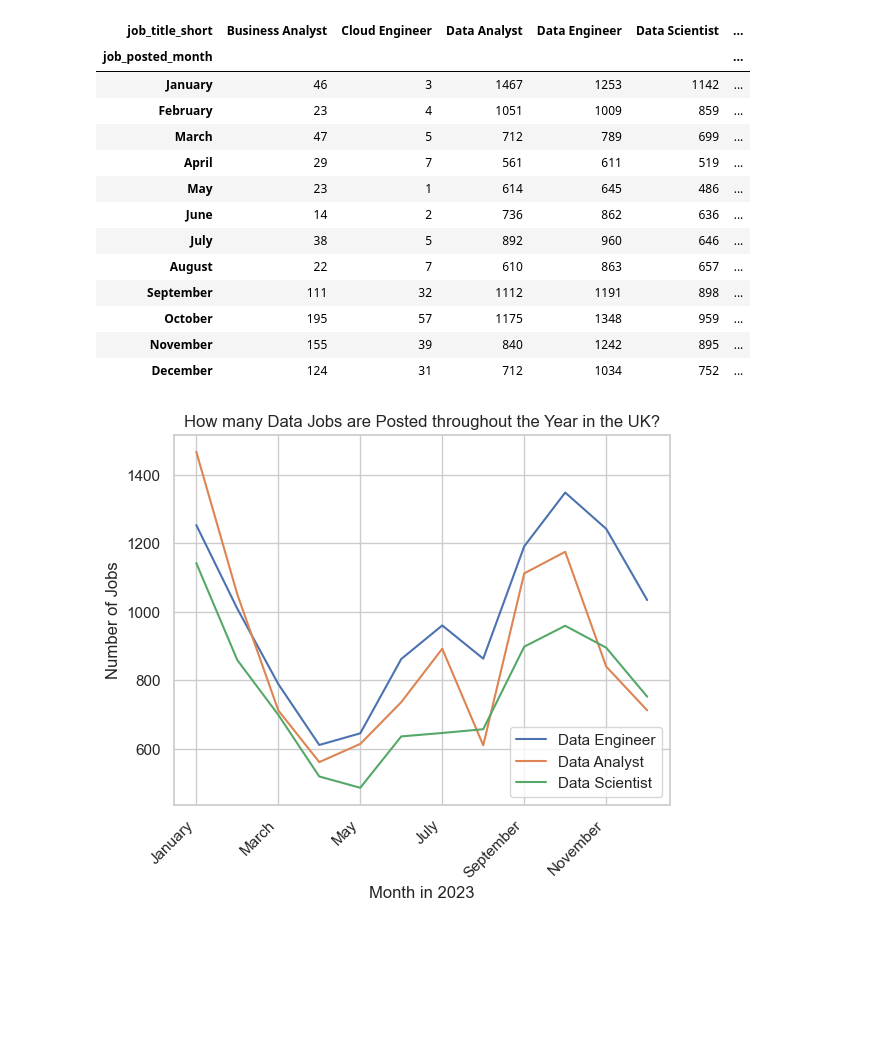
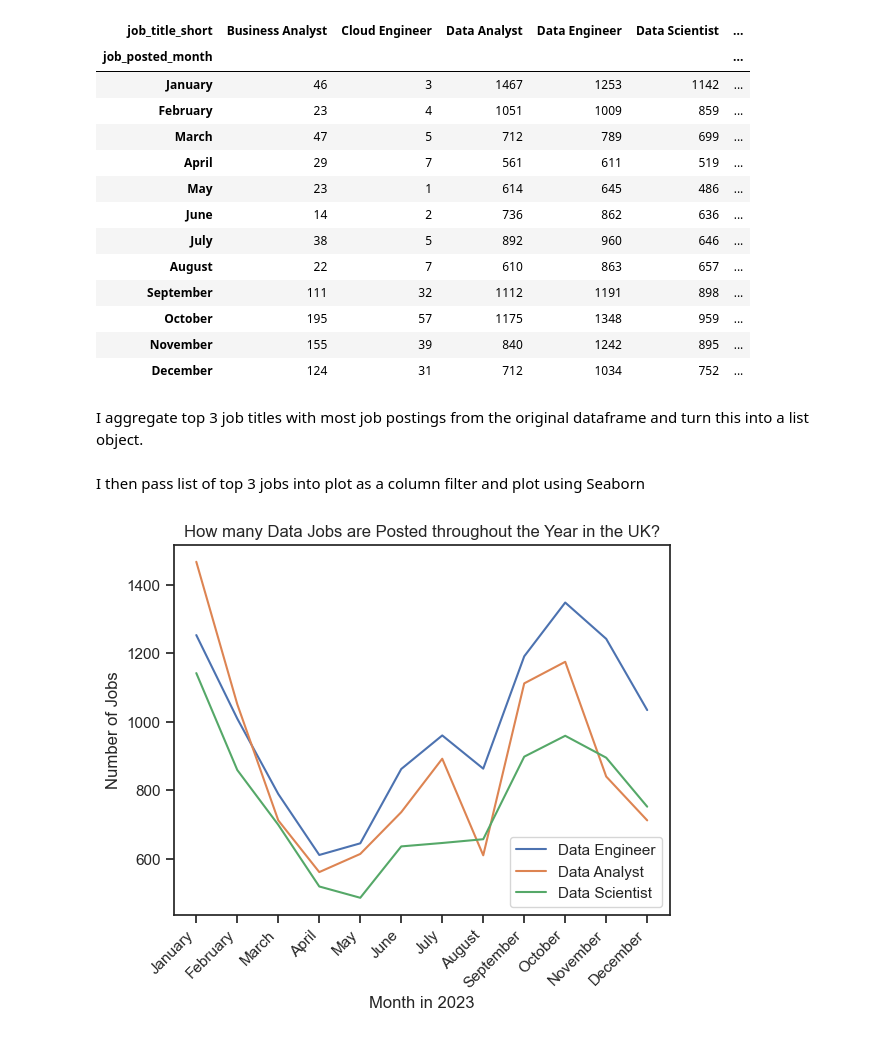
Before and after one commit to Mizan95/Project_Data_Analysis, a Jupyter notebook: 1_Intro-proper.ipynb, the cells around one changed output. Saved outputs shown, nothing was run; the diff lists cells and outputs as text; code cells hidden in the pictures; blank space fills up the shorter version.

```diff
--- a/1_Intro-proper.ipynb
+++ b/1_Intro-proper.ipynb
@@ -129,11 +148,0 @@ plt.xticks(rotation=45, ha="right");
-# %%
-# Fill NA values in column salary_year_avg with the median salary of each job title
-# Return series of median values based on job titles
-job_medians = df_UK.groupby("job_title_short")["salary_year_avg"].median()
-
-# Fill NA values with fillna method with median value based on job titles
-# .transform("median") method does not work so use map with array job_medians passed through it
-df_UK["salary_year_avg"] = (
-    df_UK["salary_year_avg"]
-    .fillna(df_UK["job_title_short"].map(job_medians))
-)
@@ -274,21 +295,27 @@ df_UK_pivot
 | October | 195 | 57 | 1175 | 1348 | 959 | ... |
 | November | 155 | 39 | 840 | 1242 | 895 | ... |
 | December | 124 | 31 | 712 | 1034 | 752 | ... |
+# %% [markdown]
+I aggregate top 3 job titles with most job postings from the original dataframe and turn this into a list object.
 # %%
 top_3_jobs = df_UK_copy["job_title_short"].value_counts().head(3)
 
 # Change the index of value counts output to list
 # Need to do this as only list can be passed through columns filter when plotting the line graph
 top_3_jobs = top_3_jobs.index.to_list()
-# %%
-# Pass list of top 3 jobs into plot
-df_UK_pivot[top_3_jobs].plot(
-    kind="line"
-);
-plt.title("How many Data Jobs are Posted throughout the Year in the UK?")
-plt.legend() # Gives a proper legend
-plt.xlabel("Month in 2023")
-plt.ylabel("Number of Jobs")
-plt.xticks(rotation=45, ha="right");
-# %% [output]
-[figure, removed]
+# %% [markdown]
+I then pass list of top 3 jobs into plot as a column filter and plot using Seaborn
+# %%
+sns.set_theme(style="ticks")
+sns.lineplot(
+    data=df_UK_pivot[top_3_jobs],
+    dashes=False
+)
+
+plt.title("How many Data Jobs are Posted throughout the Year in the UK?")
+plt.legend() # Gives a proper legend
+plt.xlabel("Month in 2023")
+plt.ylabel("Number of Jobs")
+plt.xticks(rotation=45, ha="right");
+# %% [output]
+[figure, added]
```
Also changed, not shown: parts of 36 cells of this notebook.
